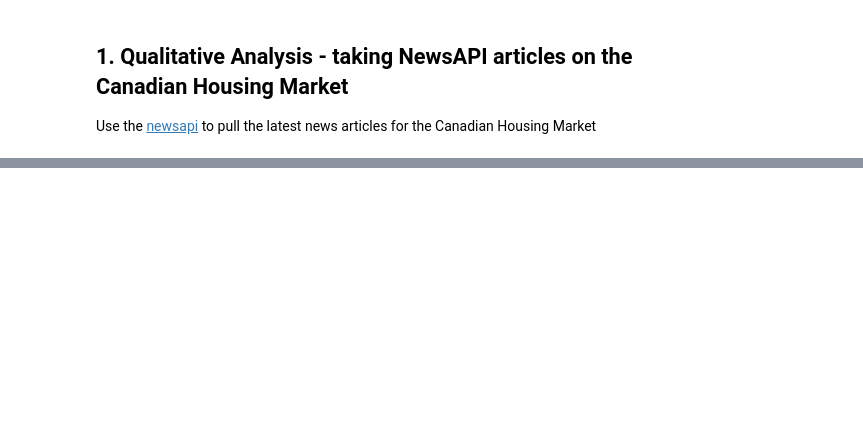
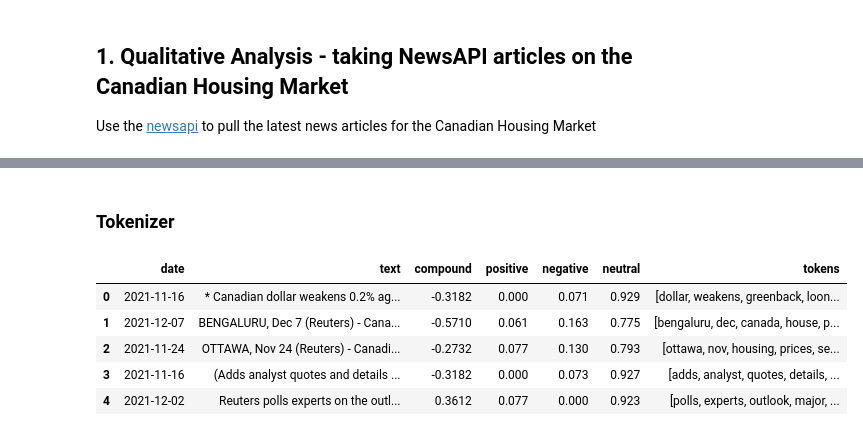
Before and after one commit to benjaminweymouth/Housing-Market-Forecasting-Time-Series-Analysis, a Jupyter notebook: Python Code/NLP Qualitative Analysis.ipynb, the cells around one changed output, grey strips where cells are left out. Saved outputs shown, nothing was run; the diff lists cells and outputs as text; code cells hidden in the pictures; blank space fills up the shorter version.

```diff
--- a/Python Code/NLP Qualitative Analysis.ipynb
+++ b/Python Code/NLP Qualitative Analysis.ipynb
@@ -47,0 +122,2 @@ housingmarket_news_en["totalResults"]
+# %% [markdown]
+### Tokenizer
@@ -47,0 +168,11 @@ housingmarket_news_en["totalResults"]
+# %%
+# Create a new tokens column for Canadian Housing Market
+canhm_sentiments_df["tokens"] = canhm_sentiments_df["text"].apply(tokenizer)
+canhm_sentiments_df.head() ###Change it to datetime
+# %% [output]
+|  | date | text | compound | positive | negative | neutral | tokens |
+| 0 | 2021-11-16 | * Canadian dollar weakens 0.2% ag... | -0.3182 | 0.000 | 0.071 | 0.929 | [dollar, weakens, greenback, loon... |
+| 1 | 2021-12-07 | BENGALURU, Dec 7 (Reuters) - Cana... | -0.5710 | 0.061 | 0.163 | 0.775 | [bengaluru, dec, canada, house, p... |
+| 2 | 2021-11-24 | OTTAWA, Nov 24 (Reuters) - Canadi... | -0.2732 | 0.077 | 0.130 | 0.793 | [ottawa, nov, housing, prices, se... |
+| 3 | 2021-11-16 | (Adds analyst quotes and details ... | -0.3182 | 0.000 | 0.073 | 0.927 | [adds, analyst, quotes, details, ... |
+| 4 | 2021-12-02 | Reuters polls experts on the outl... | 0.3612 | 0.077 | 0.000 | 0.923 | [polls, experts, outlook, major, ... |
```
Also changed, not shown: parts of 18 cells of this notebook, 1 other file.
